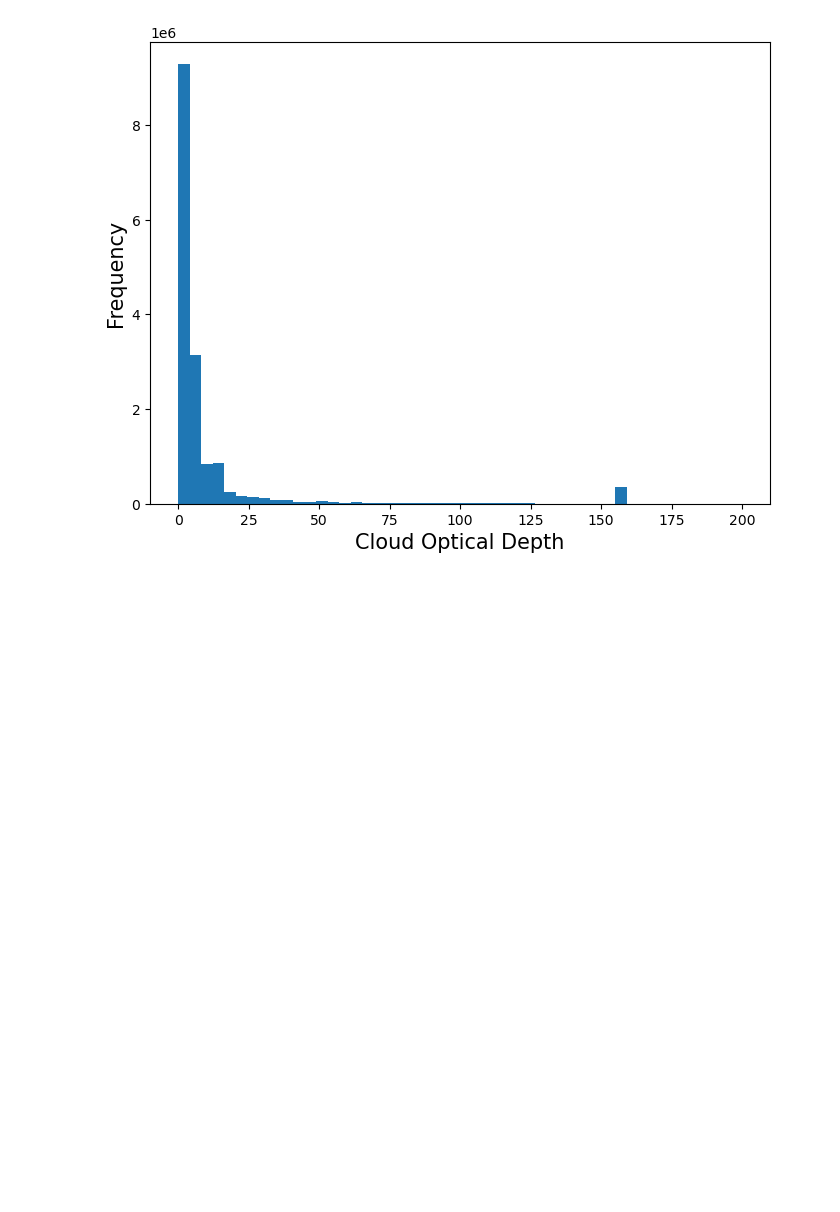
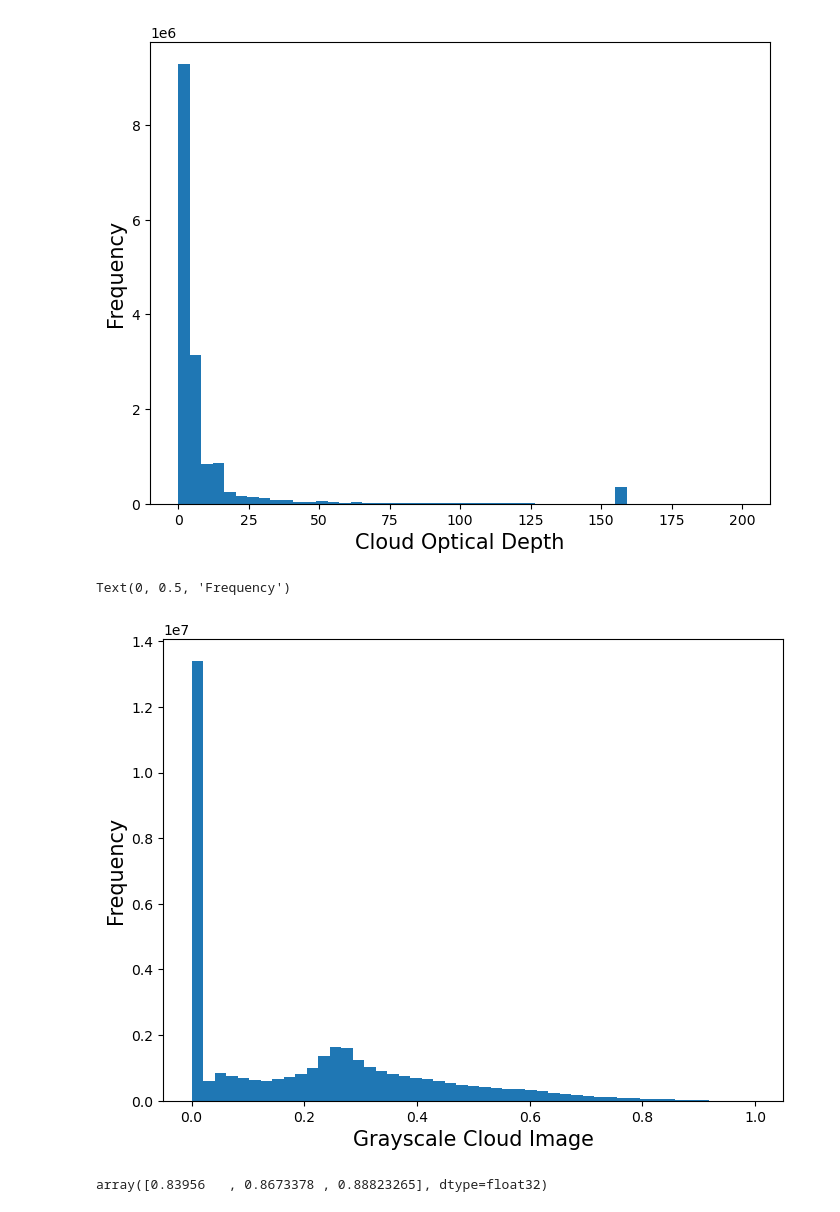
Before and after one commit to vmunte/Cloud_Fraction_Atlantic2024, a Jupyter notebook: notebooks/EDA.ipynb, the cells around one changed output. Saved outputs shown, nothing was run; the diff lists cells and outputs as text; code cells hidden in the pictures; blank space fills up the shorter version.

```diff
--- a/notebooks/EDA.ipynb
+++ b/notebooks/EDA.ipynb
@@ -98,3 +126,15 @@ axs.set_ylabel('Frequency',fontsize=15)
 # %% [output]
 Text(0, 0.5, 'Frequency')
 [figure]
+# %%
+fig,axs=plt.subplots(1,1,figsize=(8,6))
+_=axs.hist(grayscale_CID.data[~np.isnan(grayscale_CID.data)],bins=np.linspace(0,1,50))
+axs.set_xlabel('Grayscale Cloud Image',fontsize=15)
+axs.set_ylabel('Frequency',fontsize=15)
+# %% [output]
+Text(0, 0.5, 'Frequency')
+[figure, added]
+# %%
+CID[0,100,1000,:].data
+# %% [output]
+array([0.83956   , 0.8673378 , 0.88823265], dtype=float32)
```
Also changed, not shown: parts of 7 cells of this notebook, 1 other file.
